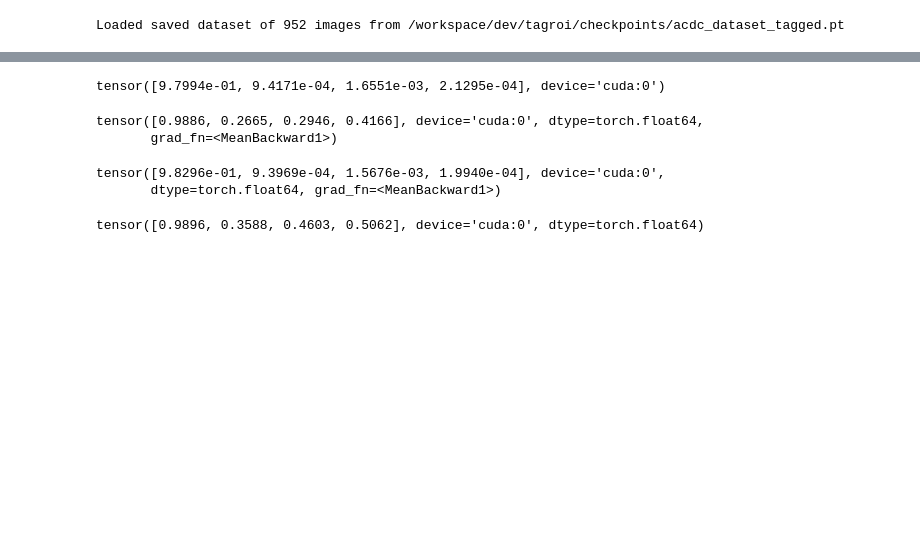
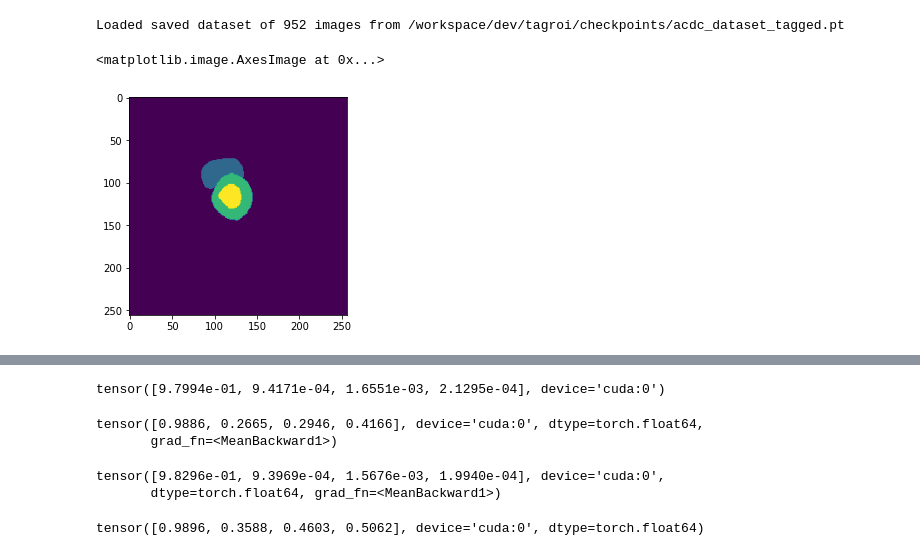
Before and after one commit to arnauddhaene/tagroi, a Jupyter notebook: notebooks/debug.ipynb, the cells around one changed output, grey strips where cells are left out. Saved outputs shown, nothing was run; the diff lists cells and outputs as text; code cells hidden in the pictures; blank space fills up the shorter version.

```diff
--- a/notebooks/debug.ipynb
+++ b/notebooks/debug.ipynb
@@ -42,3 +45,13 @@ if device.type == 'cuda':
     model.n_classes = model.module.n_classes
 # %%
 model = model.to(device)
+# %%
+images, targets = next(iter(loader_val))
+images, targets = images.double().to(device), targets.long().to(device)
+# predict the mask
+outputs = model(images)
+# %%
+plt.imshow(targets.detach().cpu().numpy()[5])
+# %% [output]
+<matplotlib.image.AxesImage at 0x...>
+[figure, added]
```
Also changed, not shown: parts of 5 cells of this notebook, 8 other files.
